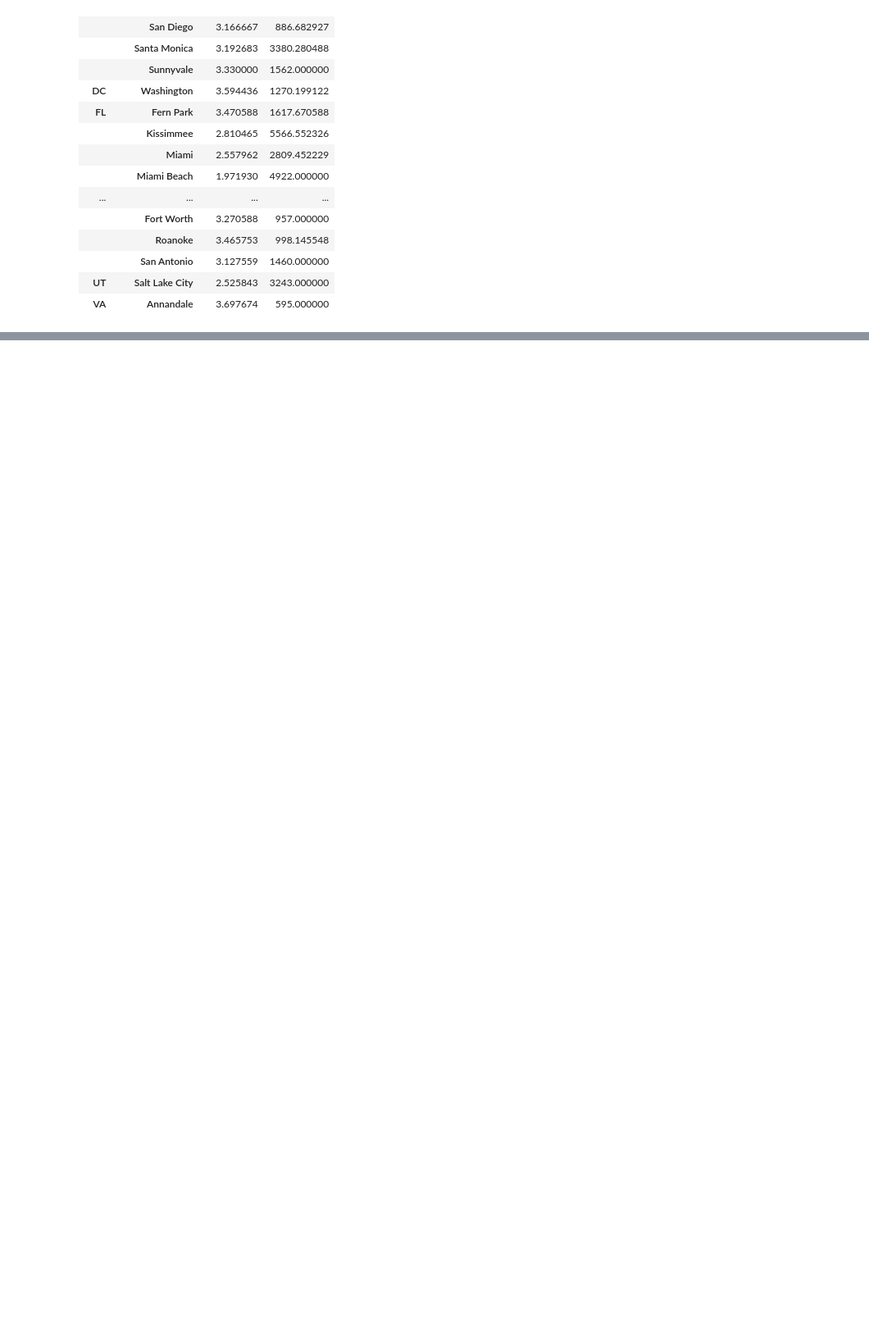
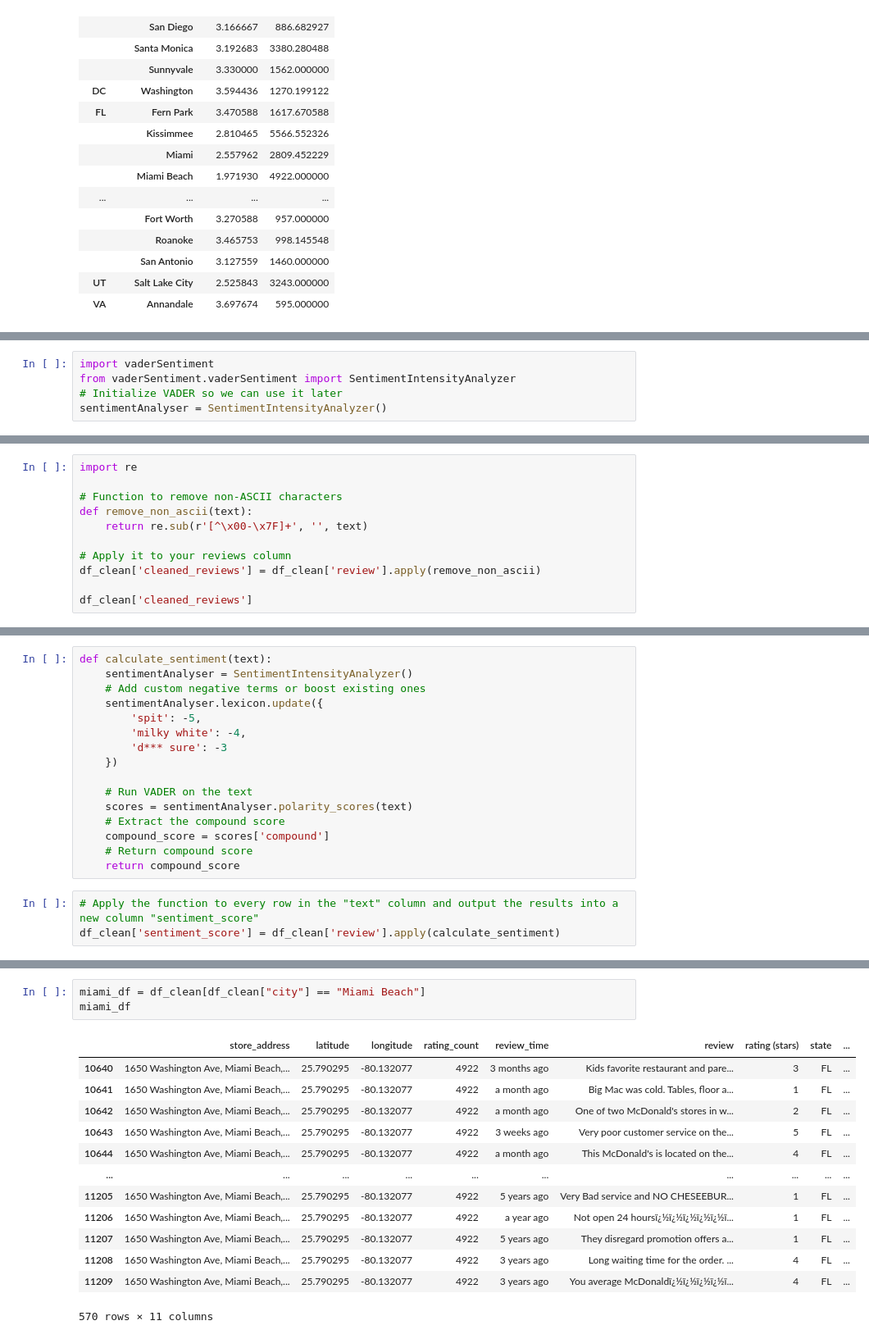
Before and after one commit to ssstoev/mcdonalds-reviews, a Jupyter notebook: review analysis.ipynb, the cells around one changed output, grey strips where cells are left out. Shown at 82% size. Drawn from its saved outputs; the diff is of its cells as text; blank space fills up the shorter version.

```diff
--- a/review analysis.ipynb
+++ b/review analysis.ipynb
@@ -111,0 +150,5 @@ pivot_state_city
+# %%
+import vaderSentiment
+from vaderSentiment.vaderSentiment import SentimentIntensityAnalyzer
+# Initialize VADER so we can use it later
+sentimentAnalyser = SentimentIntensityAnalyzer()
@@ -111,0 +175,11 @@ pivot_state_city
+# %%
+import re
+
+# Function to remove non-ASCII characters
+def remove_non_ascii(text):
+    return re.sub(r'[^\x00-\x7F]+', '', text)
+
+# Apply it to your reviews column
+df_clean['cleaned_reviews'] = df_clean['review'].apply(remove_non_ascii)
+
+df_clean['cleaned_reviews']
@@ -111,0 +199,19 @@ pivot_state_city
+# %%
+def calculate_sentiment(text):
+    sentimentAnalyser = SentimentIntensityAnalyzer()
+    # Add custom negative terms or boost existing ones
+    sentimentAnalyser.lexicon.update({
+        'spit': -5,
+        'milky white': -4,
+        'd*** sure': -3
+    })
+
+    # Run VADER on the text
+    scores = sentimentAnalyser.polarity_scores(text)
+    # Extract the compound score
+    compound_score = scores['compound']
+    # Return compound score
+    return compound_score
+# %%
+# Apply the function to every row in the "text" column and output the results into a new column "sentiment_score"
+df_clean['sentiment_score'] = df_clean['review'].apply(calculate_sentiment)
@@ -111,0 +234,17 @@ pivot_state_city
+# %%
+miami_df = df_clean[df_clean["city"] == "Miami Beach"]
+miami_df
+# %% [output]
+|  | store_address | latitude | longitude | rating_count | review_time | review | rating (stars) | state | ... |
+| 10640 | 1650 Washington Ave, Miami Beach,... | 25.790295 | -80.132077 | 4922 | 3 months ago | Kids favorite restaurant and pare... | 3 | FL | ... |
+| 10641 | 1650 Washington Ave, Miami Beach,... | 25.790295 | -80.132077 | 4922 | a month ago | Big Mac was cold. Tables, floor a... | 1 | FL | ... |
+| 10642 | 1650 Washington Ave, Miami Beach,... | 25.790295 | -80.132077 | 4922 | a month ago | One of two McDonald's stores in w... | 2 | FL | ... |
+| 10643 | 1650 Washington Ave, Miami Beach,... | 25.790295 | -80.132077 | 4922 | 3 weeks ago | Very poor customer service on the... | 5 | FL | ... |
+| 10644 | 1650 Washington Ave, Miami Beach,... | 25.790295 | -80.132077 | 4922 | a month ago | This McDonald's is located on the... | 4 | FL | ... |
+| ... | ... | ... | ... | ... | ... | ... | ... | ... | ... |
+| 11205 | 1650 Washington Ave, Miami Beach,... | 25.790295 | -80.132077 | 4922 | 5 years ago | Very Bad service and NO CHESEEBUR... | 1 | FL | ... |
+| 11206 | 1650 Washington Ave, Miami Beach,... | 25.790295 | -80.132077 | 4922 | a year ago | Not open 24 hoursï¿½ï¿½ï¿½ï¿½ï¿½ï... | 1 | FL | ... |
+| 11207 | 1650 Washington Ave, Miami Beach,... | 25.790295 | -80.132077 | 4922 | 5 years ago | They disregard promotion offers a... | 1 | FL | ... |
+| 11208 | 1650 Washington Ave, Miami Beach,... | 25.790295 | -80.132077 | 4922 | 3 years ago | Long waiting time for the order. ... | 4 | FL | ... |
+| 11209 | 1650 Washington Ave, Miami Beach,... | 25.790295 | -80.132077 | 4922 | 3 years ago | You average McDonaldï¿½ï¿½ï¿½ï¿½ï... | 4 | FL | ... |
+570 rows × 11 columns
```
Also changed, not shown: parts of 11 cells of this notebook.
